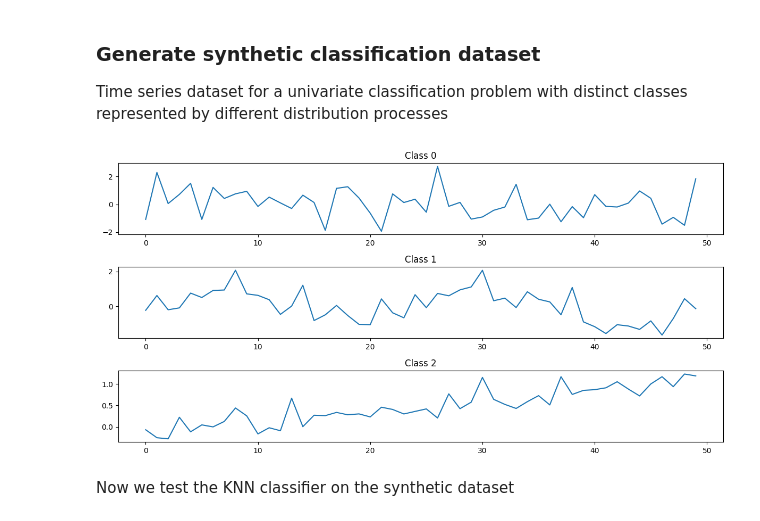
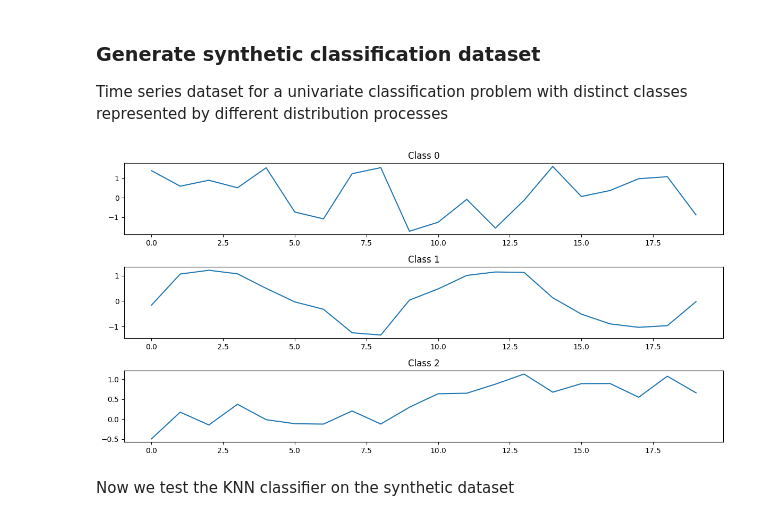
Before and after one commit to vrodriguezf/sertemp, a Jupyter notebook: nbs/classification/distance-based.ipynb, the cells around one changed output. Drawn from its saved outputs; the diff is of its cells as text; code cells hidden in the pictures.

```diff
--- a/nbs/classification/distance-based.ipynb
+++ b/nbs/classification/distance-based.ipynb
@@ -215,36 +219,36 @@ class KNNClassifier:
 Time series dataset for a univariate classification problem with distinct
 classes represented by different distribution processes
 # %%
-n_samples_per_class = 100
-timesteps = 50
+n_samples_per_class = 10
+timesteps = 20
 
 # Class 1: Normal distribution
 class_1 = np.random.normal(loc=0, scale=1, size=(n_samples_per_class, timesteps))
 
 # Class 2: Sinusoidal pattern with noise
 time = np.linspace(0, 4*np.pi, timesteps)
 class_2 = np.array([np.sin(time) + np.random.normal(scale=0.5, size=timesteps) for _ in range(n_samples_per_class)])
 
 # Class 3: Linear trend with noise
 class_3 = np.array([np.linspace(i, i + 1, timesteps) + np.random.normal(scale=0.2, size=timesteps) for i in range(n_samples_per_class)])
 
 # Combine classes and labels
 data = np.concatenate([class_1, class_2, class_3], axis=0)
 labels = np.concatenate([np.zeros(n_samples_per_class), np.ones(n_samples_per_class), np.full(n_samples_per_class, 2)], axis=0)
 
 # Split the data into training and testing sets
 X_train, X_test, y_train, y_test = train_test_split(data, labels, test_size=0.2, random_state=42)
 
 # Visualization
 plt.figure(figsize=(12, 6))
 for i in range(3):
     plt.subplot(3, 1, i+1)
     plt.plot(data[labels.flatten() == i][0])
     plt.title(f'Class {i}')
 plt.tight_layout()
 plt.show()
 # %% [output]
-[figure, old version]
+[figure, new version]
 # %% [markdown]
 Now we test the KNN classifier on the synthetic dataset
 # %%
```
Also changed, not shown: parts of 4 cells of this notebook.
